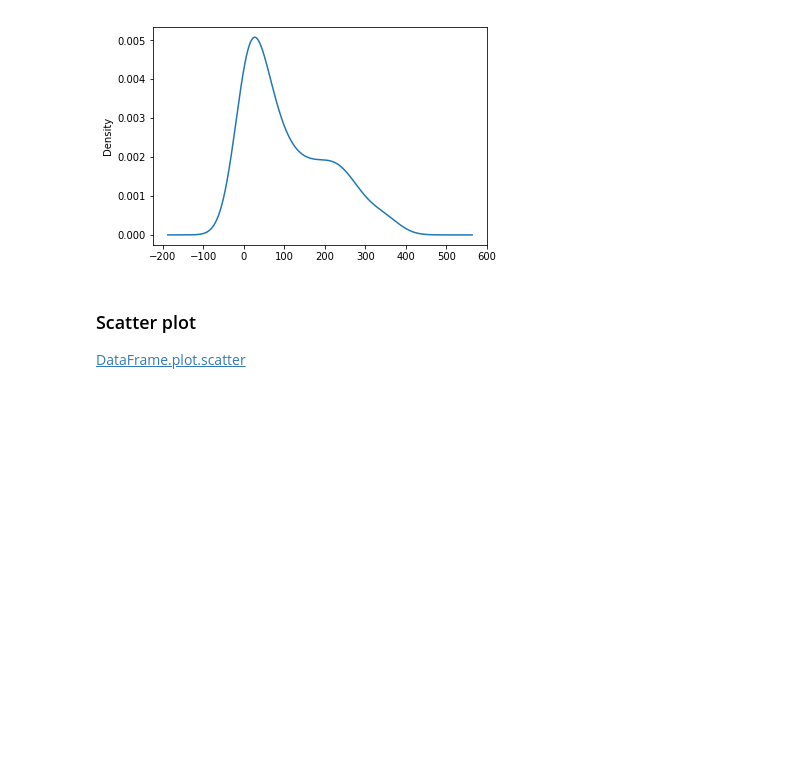
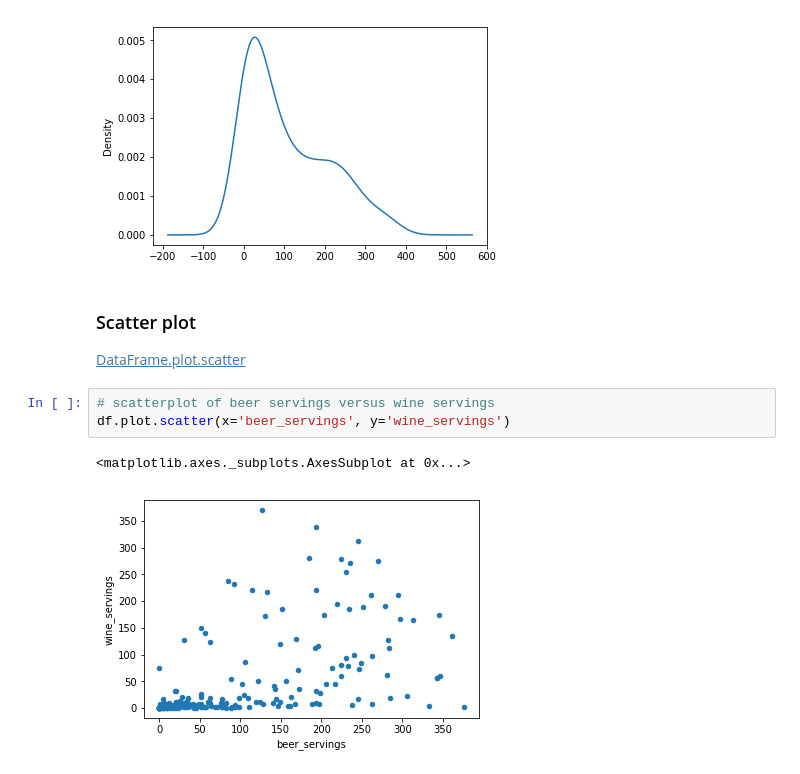
Before and after one commit to stampovaniq/ProgressBG-MLwithPython-Code, a Jupyter notebook: matplotlib_pandas_and_seaborn/pandas_and_mpl.ipynb, the cells around one changed output. Cells and saved outputs as stored; diff of their text form; blank space fills up the shorter version.

```diff
--- a/matplotlib_pandas_and_seaborn/pandas_and_mpl.ipynb
+++ b/matplotlib_pandas_and_seaborn/pandas_and_mpl.ipynb
@@ -118,4 +118,10 @@ df.beer_servings.plot(kind='density')
 ### Scatter plot
 
 [DataFrame.plot.scatter](https://pandas.pydata.org/pandas-docs/stable/generated/pandas.DataFrame.plot.scatter.html)
+# %%
+# scatterplot of beer servings versus wine servings
+df.plot.scatter(x='beer_servings', y='wine_servings')
+# %% [output]
+<matplotlib.axes._subplots.AxesSubplot at 0x...>
+[figure, added]
 # %%
```
Also changed, not shown: parts of 4 cells of this notebook, 28 other files.
